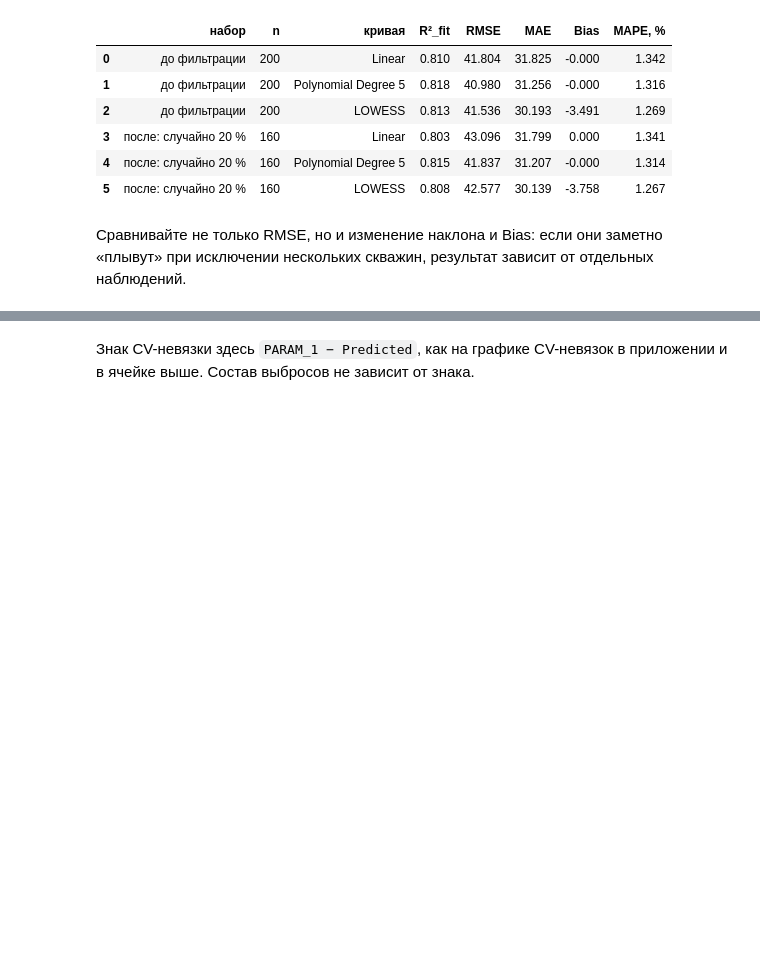
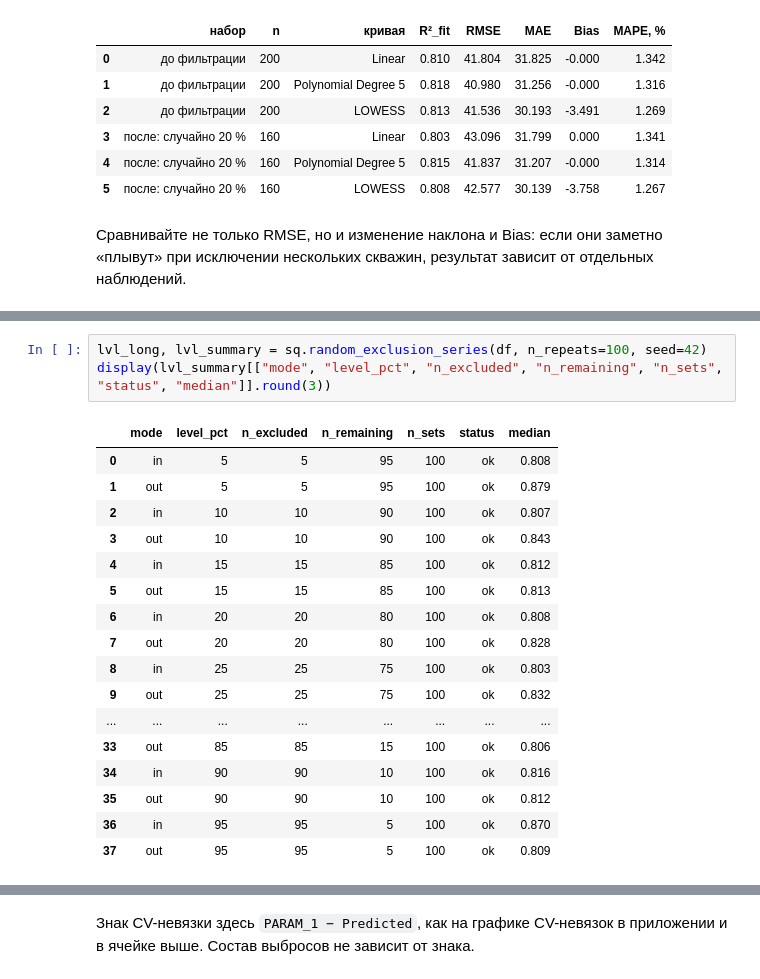
Before and after one commit to aspozd-DA-DS/Pet-projects, a Jupyter notebook: 04_Structural_QC/structural_qc_demo.ipynb, the cells around one changed output, grey strips where cells are left out. Drawn from its saved outputs; the diff is of its cells as text; blank space fills up the shorter version.

```diff
--- a/04_Structural_QC/structural_qc_demo.ipynb
+++ b/04_Structural_QC/structural_qc_demo.ipynb
@@ -1397,0 +1436,21 @@ pd.DataFrame(rows).round(3)
+# %%
+lvl_long, lvl_summary = sq.random_exclusion_series(df, n_repeats=100, seed=42)
+display(lvl_summary[["mode", "level_pct", "n_excluded", "n_remaining", "n_sets", "status", "median"]].round(3))
+# %% [output]
+|  | mode | level_pct | n_excluded | n_remaining | n_sets | status | median |
+| 0 | in | 5 | 5 | 95 | 100 | ok | 0.808 |
+| 1 | out | 5 | 5 | 95 | 100 | ok | 0.879 |
+| 2 | in | 10 | 10 | 90 | 100 | ok | 0.807 |
+| 3 | out | 10 | 10 | 90 | 100 | ok | 0.843 |
+| 4 | in | 15 | 15 | 85 | 100 | ok | 0.812 |
+| 5 | out | 15 | 15 | 85 | 100 | ok | 0.813 |
+| 6 | in | 20 | 20 | 80 | 100 | ok | 0.808 |
+| 7 | out | 20 | 20 | 80 | 100 | ok | 0.828 |
+| 8 | in | 25 | 25 | 75 | 100 | ok | 0.803 |
+| 9 | out | 25 | 25 | 75 | 100 | ok | 0.832 |
+| ... | ... | ... | ... | ... | ... | ... | ... |
+| 33 | out | 85 | 85 | 15 | 100 | ok | 0.806 |
+| 34 | in | 90 | 90 | 10 | 100 | ok | 0.816 |
+| 35 | out | 90 | 90 | 10 | 100 | ok | 0.812 |
+| 36 | in | 95 | 95 | 5 | 100 | ok | 0.870 |
+| 37 | out | 95 | 95 | 5 | 100 | ok | 0.809 |
```
Also changed, not shown: parts of 17 cells of this notebook, 10 other files.
